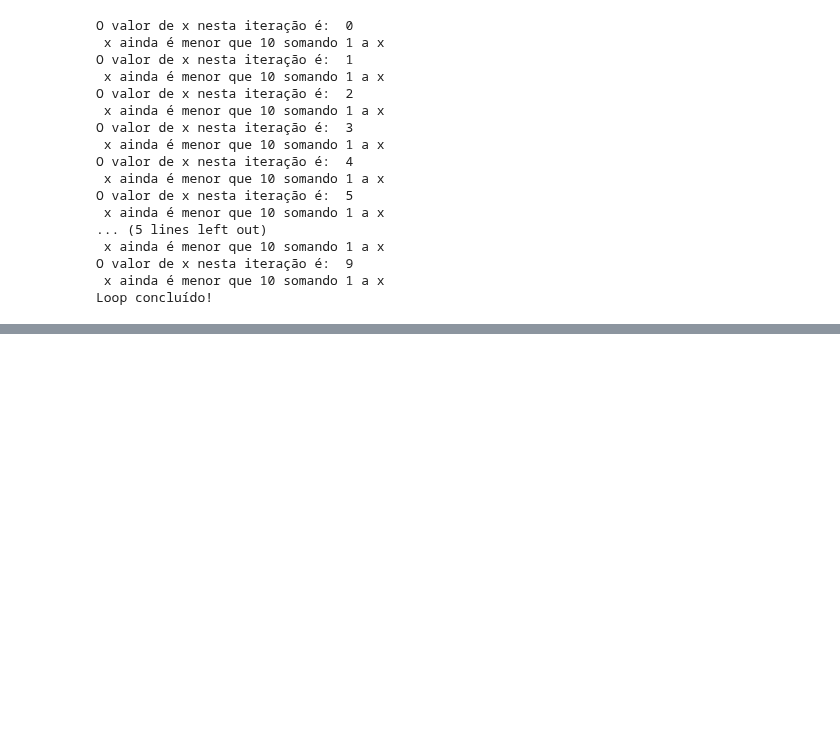
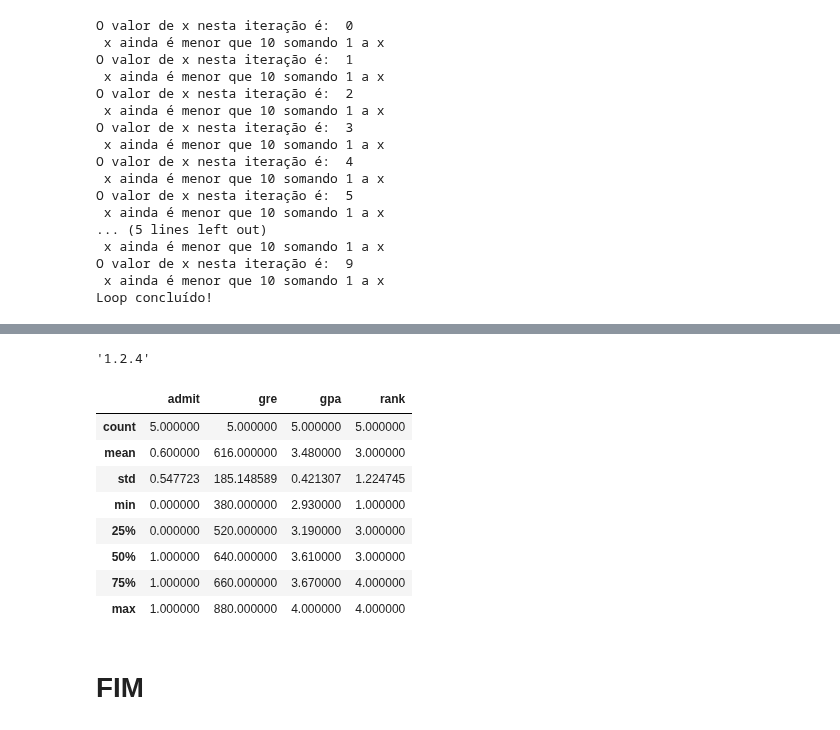
Before and after one commit to leonardodamata/Python_Analise_Dados, a Jupyter notebook: Aula.ipynb, the cells around one changed output, grey strips where cells are left out. Cells and saved outputs as stored; diff of their text form; code cells hidden in the pictures; blank space fills up the shorter version.

```diff
--- a/Aula.ipynb
+++ b/Aula.ipynb
@@ -1553,0 +2180,31 @@ A Temperadura é de:  36
+# %%
+import pandas as pd
+pd.__version__
+# %% [output]
+'1.2.4'
+# %%
+# ************* Desafio ************* (pesquise na documentação Python)
+
+# Exercício 10 - Crie uma função que receba o arquivo abaixo como argumento e retorne um resumo estatístico descritivo
+# do arquivo. Dica, use Pandas e um de seus métodos, describe()
+# Arquivo: "binary.csv"
+import pandas as pd
+file_name = "/home/leonardo/Dropbox/BigData/Python Fundamentos Para Análise de Dados 3.0/PythonFundamentos/Cap03/Notebooks/binary.csv"
+
+def retornaArq(file_name):
+    df = pd.read_csv(file_name)
+    return df.describe()
+
+retornaArq(file_name)
+# %% [output]
+|  | admit | gre | gpa | rank |
+| count | 5.000000 | 5.000000 | 5.000000 | 5.000000 |
+| mean | 0.600000 | 616.000000 | 3.480000 | 3.000000 |
+| std | 0.547723 | 185.148589 | 0.421307 | 1.224745 |
+| min | 0.000000 | 380.000000 | 2.930000 | 1.000000 |
+| 25% | 0.000000 | 520.000000 | 3.190000 | 3.000000 |
+| 50% | 1.000000 | 640.000000 | 3.610000 | 3.000000 |
+| 75% | 1.000000 | 660.000000 | 3.670000 | 4.000000 |
+| max | 1.000000 | 880.000000 | 4.000000 | 4.000000 |
+# %% [markdown]
+# FIM
```
Also changed, not shown: parts of 151 cells of this notebook.
